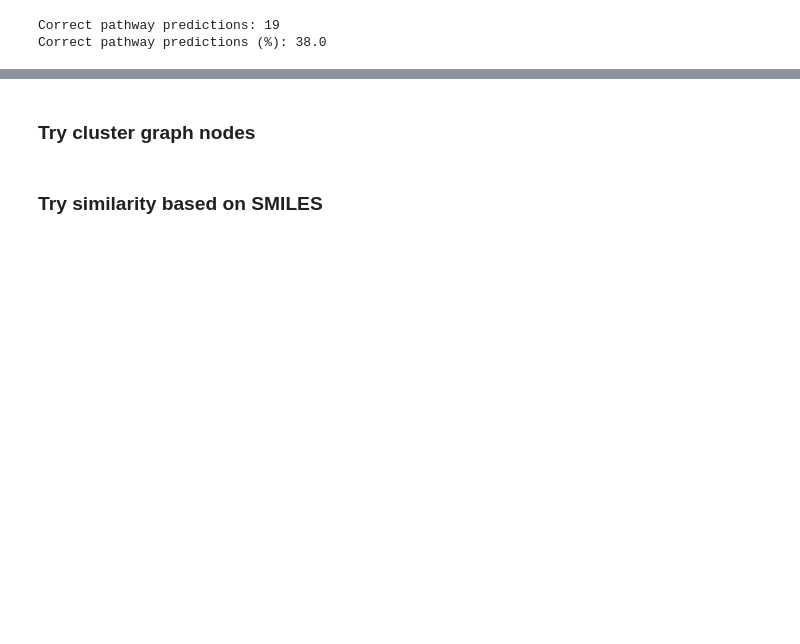
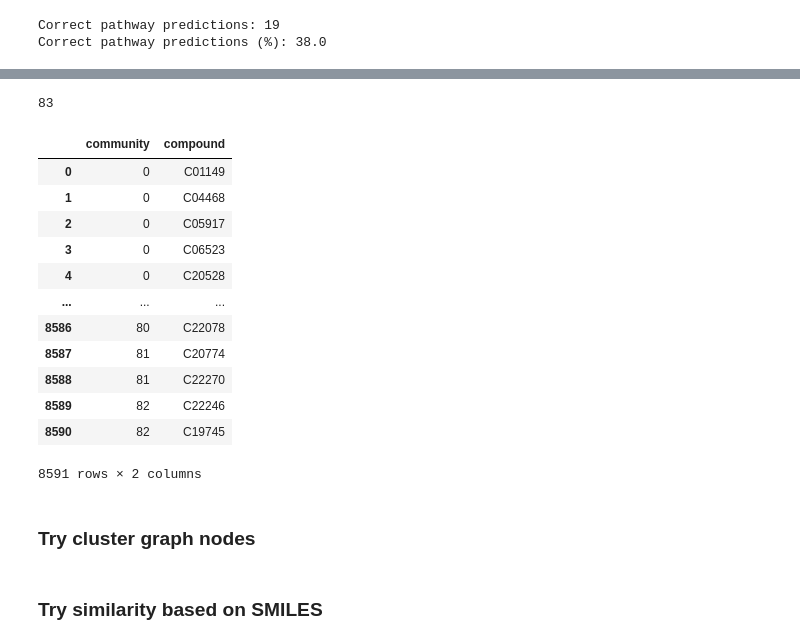
Before and after one commit to costasmexis/pathfinder, a Jupyter notebook: metnet/main.ipynb, the cells around one changed output, grey strips where cells are left out. Cells and saved outputs as stored; diff of their text form; code cells hidden in the pictures; blank space fills up the shorter version.

```diff
--- a/metnet/main.ipynb
+++ b/metnet/main.ipynb
@@ -74,2 +71,0 @@ graph.calculate_smiles_similarity(data)
-# %%
-p, idx = graph.constrained_shortest_path('C00082', 'C01533', weight='mol_weight')
@@ -192,4 +81,0 @@ smiles_sim.index(min(smiles_sim))
-# %%
-idx = smiles_sim.index(min(smiles_sim))
-
-print(idx)
@@ -211,3 +107,38 @@ test_cases
+# %%
+print(len(communities))
+# save a frozen set
+import pickle
+with open('./data/communities.pkl', 'wb') as f:
+    pickle.dump(communities, f)
+# %% [output]
+83
+# %%
+import pickle
+
+# load pkl file
+with open('./data/communities.pkl', 'rb') as f:
+    communities = pickle.load(f)
+
+# Create a list of dictionaries directly
+data = [{'community': idx, 'compound': cpd} for idx, community in enumerate(communities) for cpd in community]
+
+# Create the DataFrame
+df = pd.DataFrame(data)
+df
+# %% [output]
+|  | community | compound |
+| 0 | 0 | C01149 |
+| 1 | 0 | C04468 |
+| 2 | 0 | C05917 |
+| 3 | 0 | C06523 |
+| 4 | 0 | C20528 |
+| ... | ... | ... |
+| 8586 | 80 | C22078 |
+| 8587 | 81 | C20774 |
+| 8588 | 81 | C22270 |
+| 8589 | 82 | C22246 |
+| 8590 | 82 | C19745 |
+8591 rows × 2 columns
 # %% [markdown]
 ### Try cluster graph nodes
 # %% [markdown]
```
Also changed, not shown: parts of 21 cells of this notebook, 1 other file.
